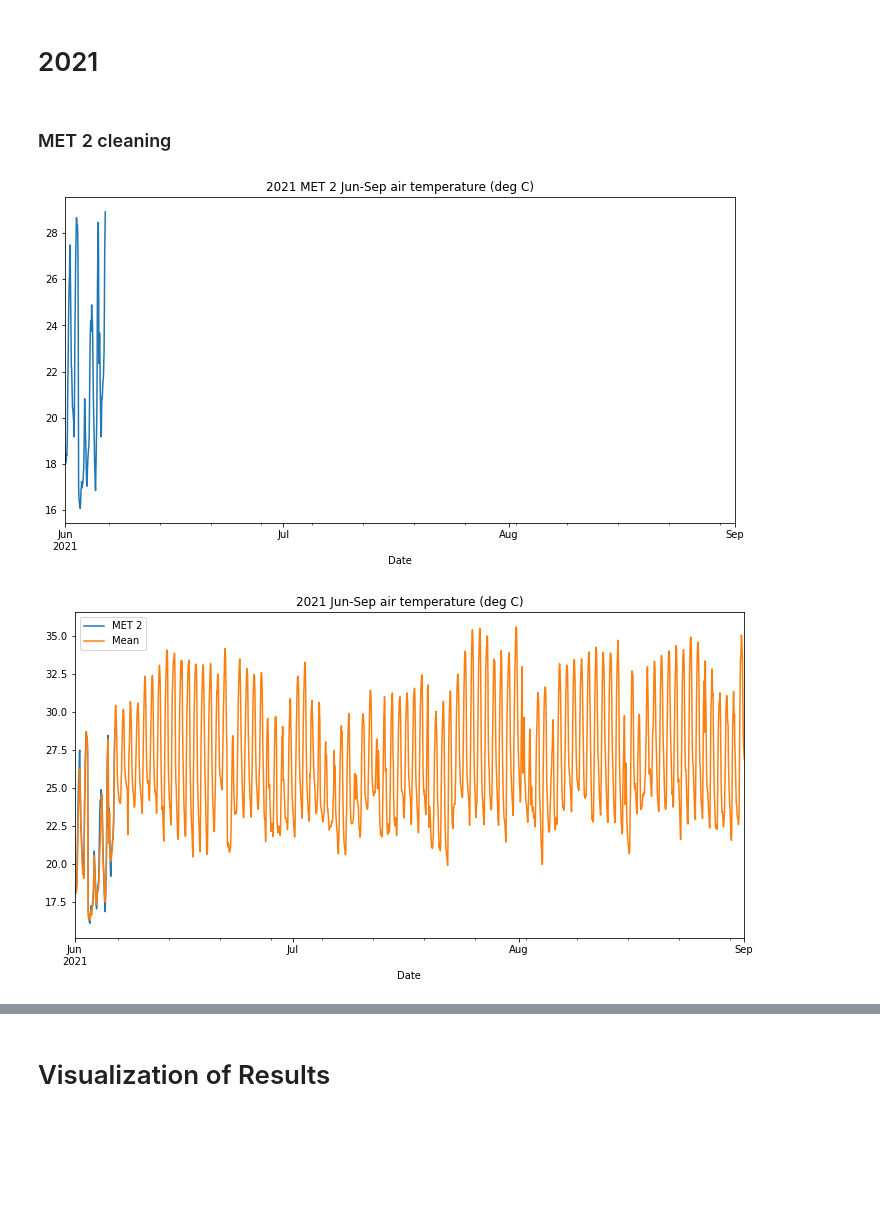
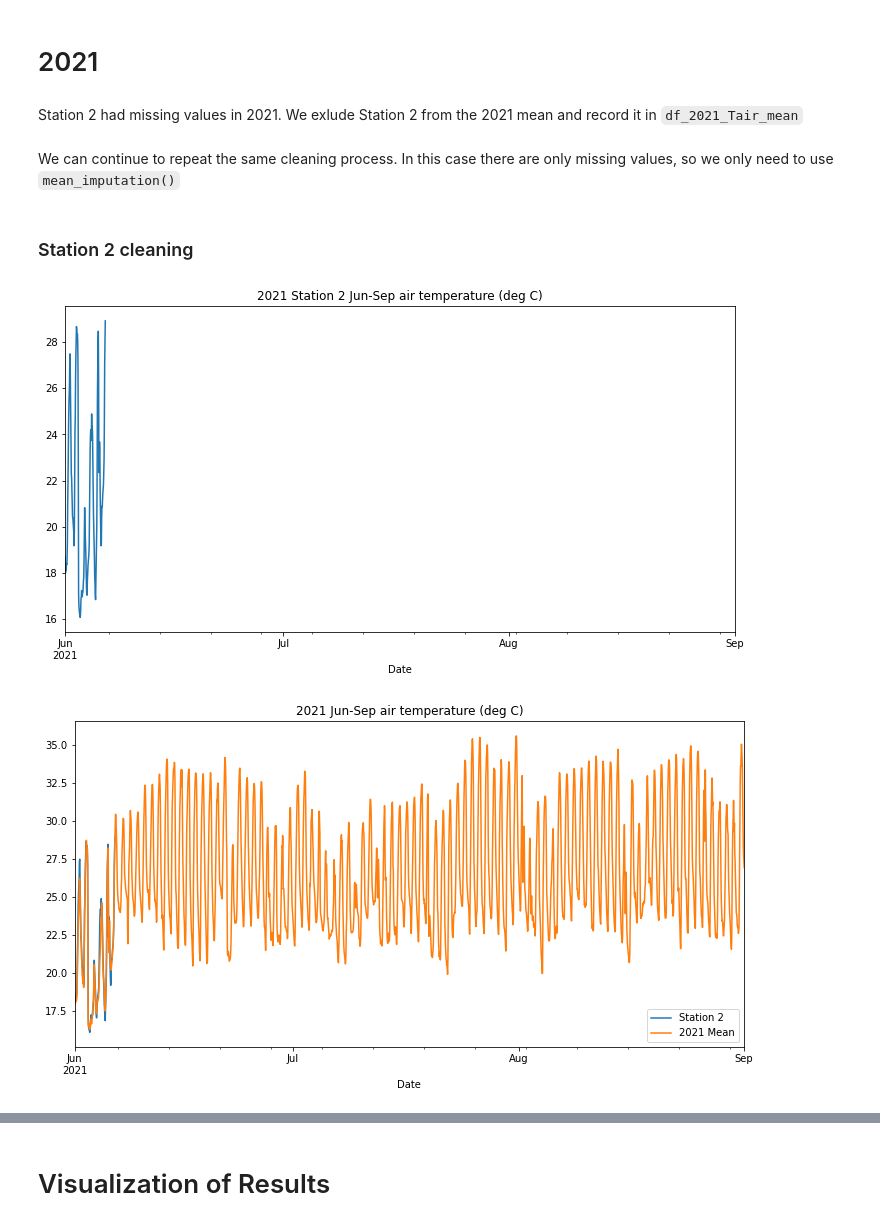
Before and after one commit to kiat/tx-soil-moisture, a Jupyter notebook: notebook/AirTemp-Comparisons-and-Cleaning.ipynb, the cells around one changed output, grey strips where cells are left out. Drawn from its saved outputs; the diff is of its cells as text; code cells hidden in the pictures; blank space fills up the shorter version.

```diff
--- a/notebook/AirTemp-Comparisons-and-Cleaning.ipynb
+++ b/notebook/AirTemp-Comparisons-and-Cleaning.ipynb
@@ -56,12 +60,7 @@ These data are a little different from Houston data. But, soil moisture, precipi
 # %%
-# Selects a feature from the MET data. Creates df with METs as a columns.
-# Takes in list of MET dataframes and the selected feature as a string.
+# Selects a feature from the data. Creates df with Stations as columns.
+# Takes in list of dataframes and the selected feature as a string.
 def select_feature(DF, feature):
     df_feature = pd.concat(DF, axis=1)[feature]
-    df_feature.columns = [str(f"MET{i}") for i in range(1, len(DF)+1)]
+    df_feature.columns = [str(f"Station{i}") for i in range(1, len(DF)+1)]
     return df_feature
-
-
-# create df with only Air temp data of each MET
-df_Tair = select_feature(DF, "Tair")
-df_Tair
@@ -245,22 +265,37 @@ plt.show()
 # %% [markdown]
 # 2021
+# %% [markdown]
+Station 2 had missing values in 2021. We exlude Station 2 from the 2021 mean and record it in `df_2021_Tair_mean`
 # %%
-# Exlude MET 2 Air Temp data from mean
-df_2021_Tair_mean = df_Tair.drop(["MET2"], axis=1).mean(axis=1)
+# Exlude Station 2 Air Temp data from mean
+df_2021_Tair_mean = df_Tair.drop(["Station2"], axis=1).mean(axis=1)
+# %% [markdown]
+We can continue to repeat the same cleaning process. In this case there are only missing values, so we only need to use `mean_imputation()`
 # %% [markdown]
-### MET 2 cleaning
+### Station 2 cleaning
 # %%
-# Vizualize MET 2.
-df_Tair["2021-6":"2021-9"].MET2.plot(figsize=(12,6), label=f"MET 2")
-plt.title("2021 MET 2 Jun-Sep air temperature (deg C)")
+# Vizualize Station 2.
+df_Tair["2021-6":"2021-9"].Station2.plot(figsize=(12,6), label=f"Station 2")
+plt.title("2021 Station 2 Jun-Sep air temperature (deg C)")
 plt.show()
 
-# Compare MET 2 and mean
-df_Tair["2021-6":"2021-9"].MET2.plot(figsize=(12,6), label=f"MET 2")
-df_2021_Tair_mean["2021-6":"2021-9"].plot(figsize=(12,6), label=f"Mean")
+# Compare Station 2 and mean
+df_Tair["2021-6":"2021-9"].Station2.plot(figsize=(12,6), label=f"Station 2")
+df_2021_Tair_mean["2021-6":"2021-9"].plot(figsize=(12,6), label=f"2021 Mean")
 plt.legend()
 plt.title("2021 Jun-Sep air temperature (deg C)")
 plt.show()
+
+
+
+# Clean Data
+# Record changed indices
+S2_2021_imputed = mean_imputation (df_Tair["2021-6":"2021-9"].Station2, df_2021_Tair_mean)
+
+# Vizualize Cleaned Station 2.
+df_Tair["2021-6":"2021-9"].Station2.plot(figsize=(12,6), label=f"Station 2")
+plt.title("2021 Jun-Sep Cleaned Station 2 air temperature (deg C)")
+plt.show()
 # %% [output]
-[figure, old version]
+[figure, new version]
-[figure, old version]
+[figure, new version]
```
Also changed, not shown: parts of 61 cells of this notebook.
